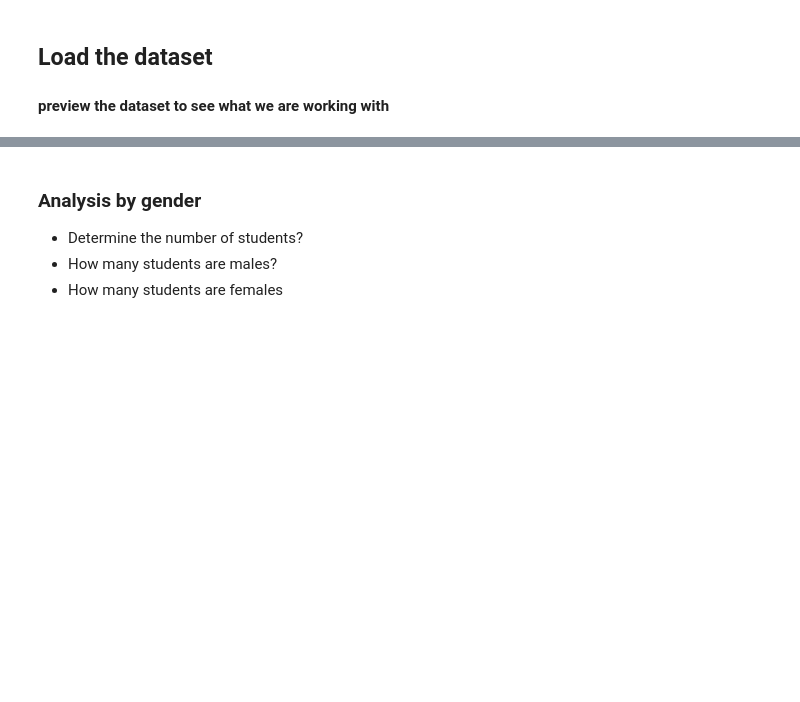
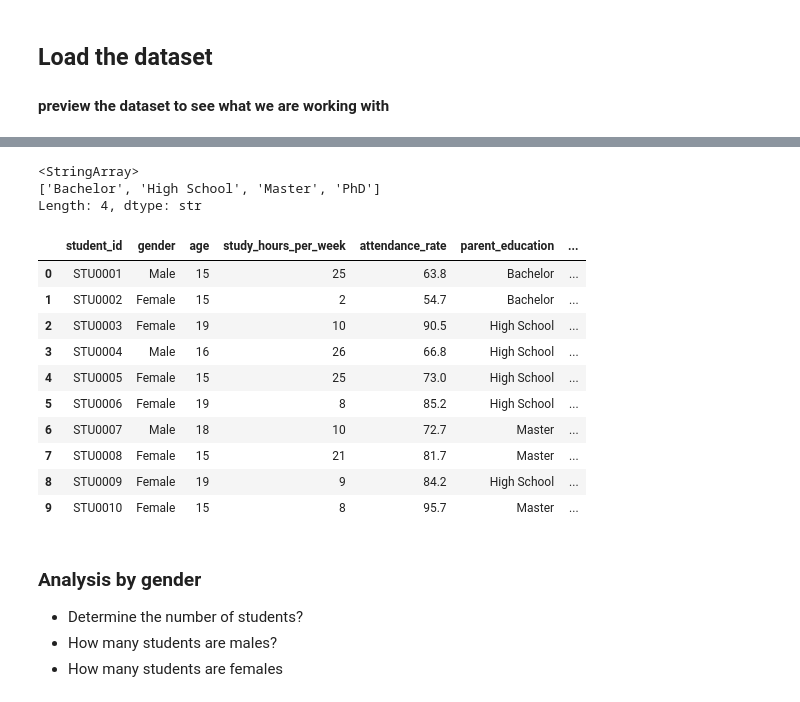
Before and after one commit to raymakoko/Student_Performance_Analyzer, a Jupyter notebook: notebooks/cleaningdata.ipynb, the cells around one changed output, grey strips where cells are left out. Cells and saved outputs as stored; diff of their text form; code cells hidden in the pictures; blank space fills up the shorter version.

Commit message:
removed the NaN values
using mode

```diff
--- a/notebooks/cleaningdata.ipynb
+++ b/notebooks/cleaningdata.ipynb
@@ -29,0 +60,2 @@ student_performance_df.head(20)
+# %%
+student_performance_df["parent_education"]=student_performance_df["parent_education"].fillna(student_performance_df["parent_education"].mode()[0])
@@ -30,3 +77,23 @@ student_performance_df.head(20)
+# %%
+student_performance_df["parent_education"].unique()
+# %% [output]
+<StringArray>
+['Bachelor', 'High School', 'Master', 'PhD']
+Length: 4, dtype: str
+# %%
+student_performance_df.head(10)
+# %% [output]
+|  | student_id | gender | age | study_hours_per_week | attendance_rate | parent_education | ... |
+| 0 | STU0001 | Male | 15 | 25 | 63.8 | Bachelor | ... |
+| 1 | STU0002 | Female | 15 | 2 | 54.7 | Bachelor | ... |
+| 2 | STU0003 | Female | 19 | 10 | 90.5 | High School | ... |
+| 3 | STU0004 | Male | 16 | 26 | 66.8 | High School | ... |
+| 4 | STU0005 | Female | 15 | 25 | 73.0 | High School | ... |
+| 5 | STU0006 | Female | 19 | 8 | 85.2 | High School | ... |
+| 6 | STU0007 | Male | 18 | 10 | 72.7 | Master | ... |
+| 7 | STU0008 | Female | 15 | 21 | 81.7 | Master | ... |
+| 8 | STU0009 | Female | 19 | 9 | 84.2 | High School | ... |
+| 9 | STU0010 | Female | 15 | 8 | 95.7 | Master | ... |
 # %% [markdown]
 ### Analysis by gender
 - Determine the number of students?
```
Also changed, not shown: parts of 6 cells of this notebook, 1 other file.
